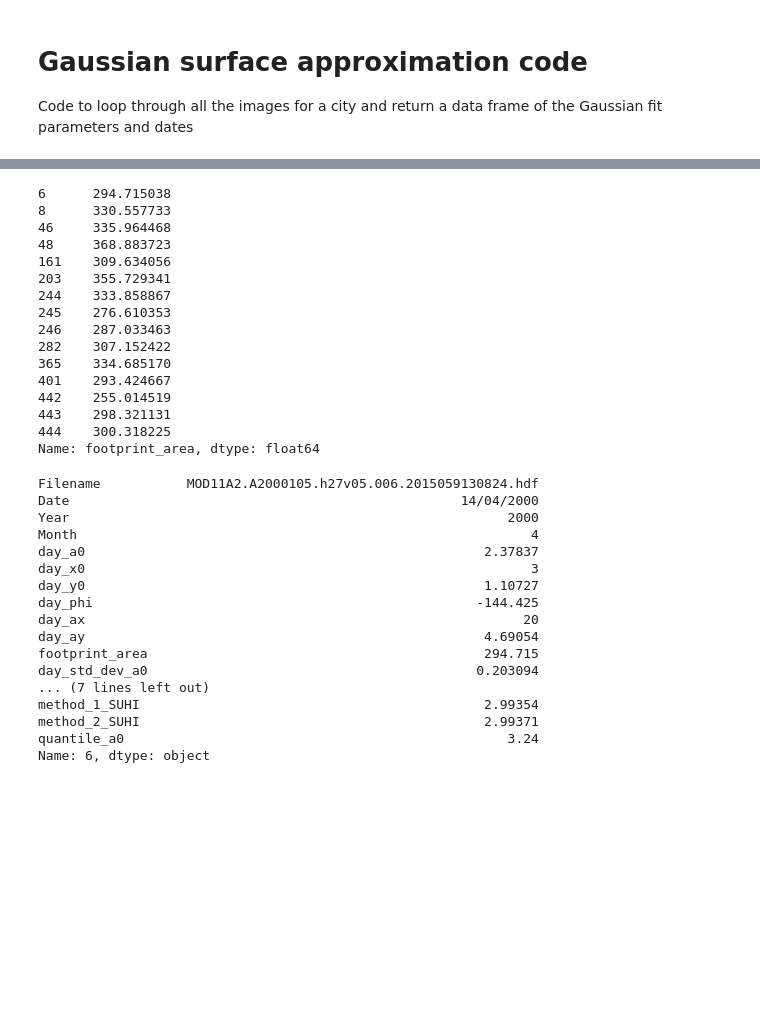
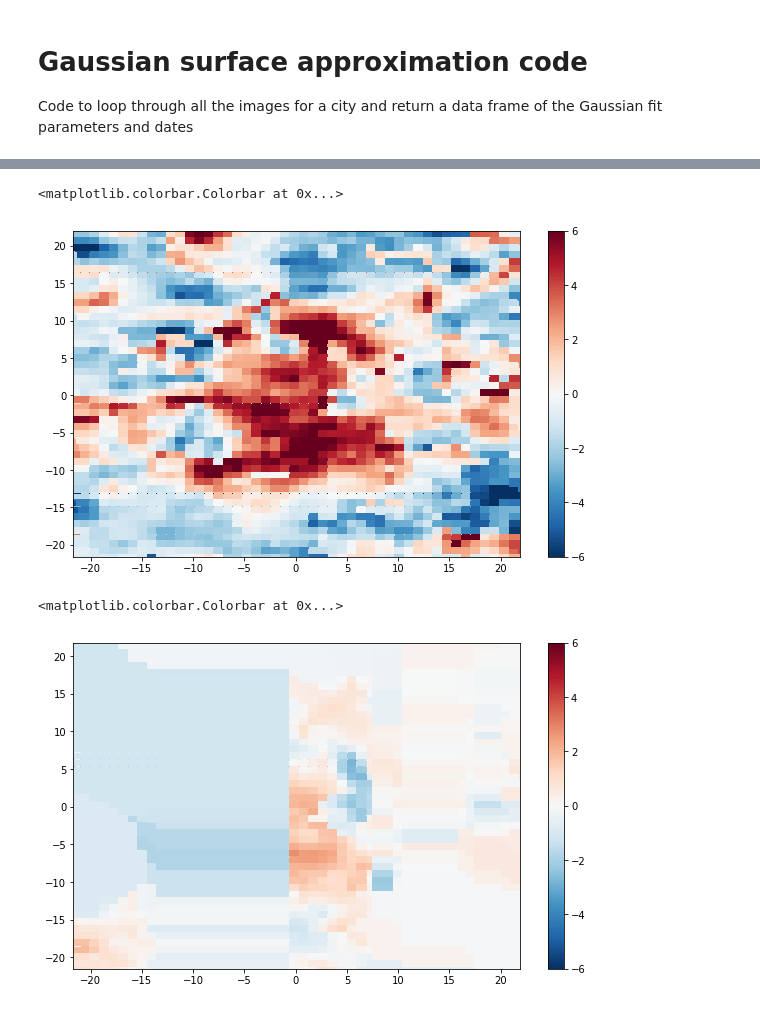
Before and after one commit to SarahBerk-github/MODIS_Gaussian, a Jupyter notebook: GSA_LOOP_CODE.ipynb, the cells around one changed output, grey strips where cells are left out. Saved outputs shown, nothing was run; the diff lists cells and outputs as text; code cells hidden in the pictures; blank space fills up the shorter version.

```diff
--- a/GSA_LOOP_CODE.ipynb
+++ b/GSA_LOOP_CODE.ipynb
@@ -1377,39 +1931,22 @@ monthly_day_df
-# %%
-parameters_df_qu[(parameters_df_qu["footprint_area"]> 200) & (parameters_df_qu["Month"] == 4)]["footprint_area"]
-# %% [output]
-6      294.715038
-8      330.557733
-46     335.964468
-48     368.883723
-161    309.634056
-203    355.729341
-244    333.858867
-245    276.610353
-246    287.033463
-282    307.152422
-365    334.685170
-401    293.424667
-442    255.014519
-443    298.321131
-444    300.318225
-Name: footprint_area, dtype: float64
-# %%
-parameters_df_qu.iloc[6]
-# %% [output]
-Filename           MOD11A2.A2000105.h27v05.006.2015059130824.hdf
-Date                                                  14/04/2000
-Year                                                        2000
-Month                                                          4
-day_a0                                                   2.37837
-day_x0                                                         3
-day_y0                                                   1.10727
-day_phi                                                 -144.425
-day_ax                                                        20
-day_ay                                                   4.69054
-footprint_area                                           294.715
-day_std_dev_a0                                          0.203094
-... (7 lines left out)
-method_1_SUHI                                            2.99354
-method_2_SUHI                                            2.99371
-quantile_a0                                                 3.24
-Name: 6, dtype: object
+# %%
+choose_file = 'MYD11A2.A2020329.h20v10.006.2020338105918.hdf'
+
+temp_df = image_gen(choose_file)
+# %%
+#Day
+fig = plt.figure(figsize=(10, 6))
+ax=plt.gca()
+
+x_suhi = temp_df.x_points
+y_suhi = temp_df.y_points
+SUHI = temp_df.SUHI
+
+#get the points into the correct format
+X_suhi ,Y_suhi = np.meshgrid(x_suhi ,y_suhi)
+Z_suhi = scipy.interpolate.griddata((x_suhi, y_suhi), SUHI, (X_suhi,Y_suhi), method='nearest')
+
+c = ax.pcolormesh(X_suhi,Y_suhi, Z_suhi, cmap ='RdBu_r', vmin=-6, vmax=6)
+fig.colorbar(c, ax=ax)
+# %% [output]
+<matplotlib.colorbar.Colorbar at 0x...>
+[figure, added]
@@ -1415,0 +1957,18 @@ Name: 6, dtype: object
+# %%
+#Night
+fig = plt.figure(figsize=(10, 6))
+ax=plt.gca()
+
+x_suhi = temp_df.x_points
+y_suhi = temp_df.y_points
+SUHI = temp_df.SUHI
+
+#get the points into the correct format
+X_suhi ,Y_suhi = np.meshgrid(x_suhi ,y_suhi)
+Z_suhi = scipy.interpolate.griddata((x_suhi, y_suhi), SUHI, (X_suhi,Y_suhi), method='nearest')
+
+c = ax.pcolormesh(X_suhi,Y_suhi, Z_suhi, cmap ='RdBu_r', vmin=-6, vmax=6)
+fig.colorbar(c, ax=ax)
+# %% [output]
+<matplotlib.colorbar.Colorbar at 0x...>
+[figure, added]
```
Also changed, not shown: parts of 30 cells of this notebook.
